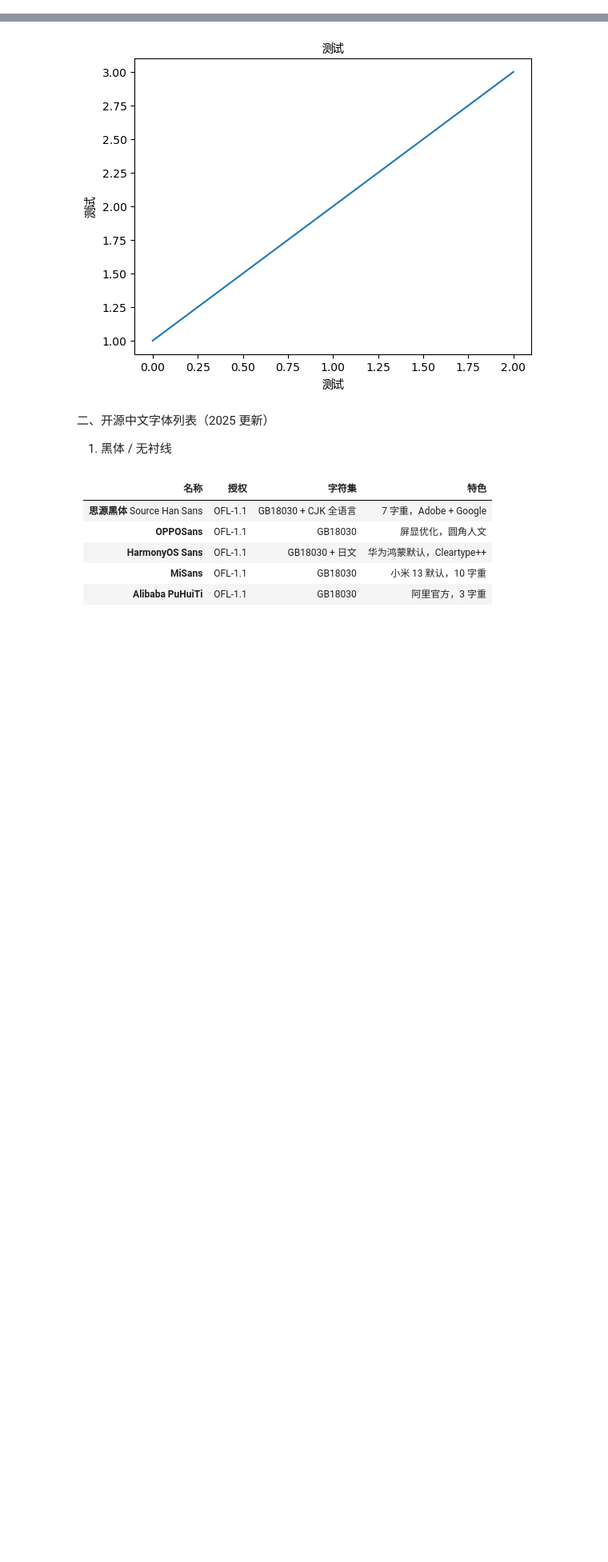
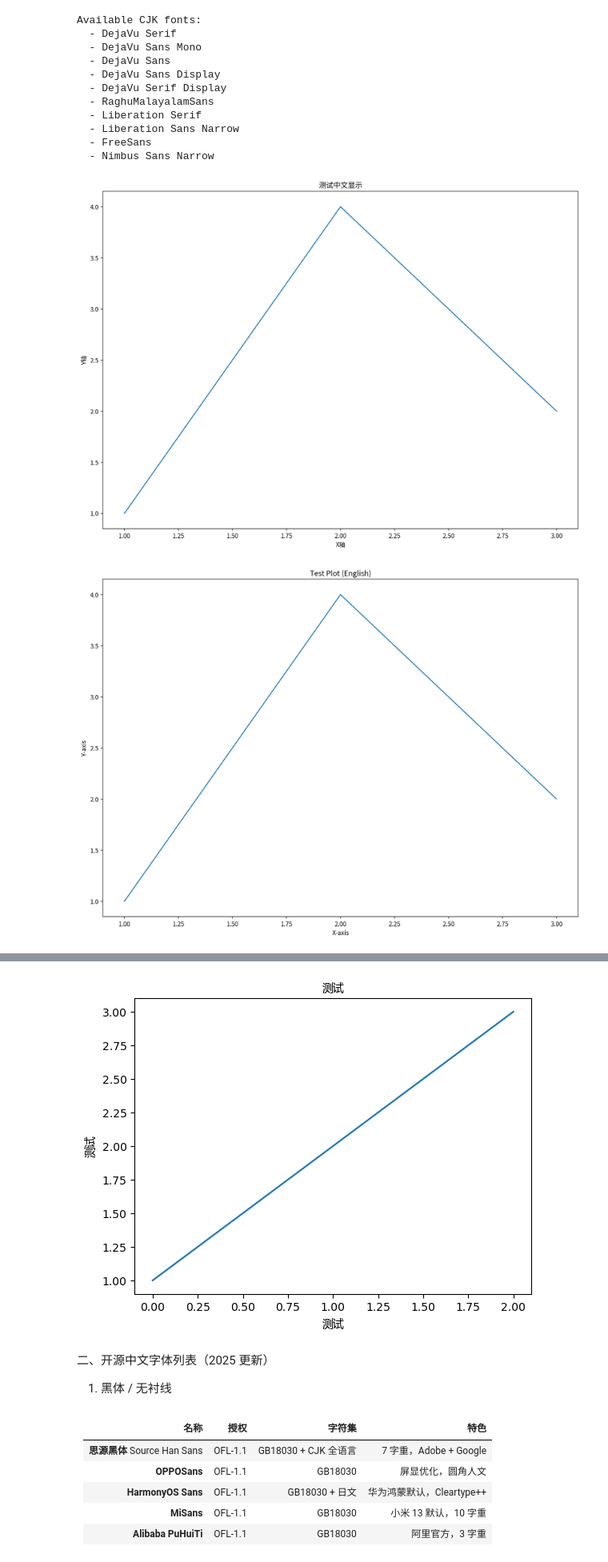
Before and after one commit to bioinfo-gao/GZ_Projects_2026H1, a Jupyter notebook: Utilities/Python_tested_in_python3.10/10.Plotting/0_中日韩文显示_CJK1.ipynb, the cells around one changed output, grey strips where cells are left out. Shown at 80% size. Cells and saved outputs as stored; diff of their text form; code cells hidden in the pictures; blank space fills up the shorter version.

```diff
--- a/Utilities/Python_tested_in_python3.10/10.Plotting/0_中日韩文显示_CJK1.ipynb
+++ b/Utilities/Python_tested_in_python3.10/10.Plotting/0_中日韩文显示_CJK1.ipynb
@@ -0,0 +7,63 @@
+# %%
+# 首先确保 dateutil 已安装（如果还没有）
+# !conda install -y python-dateutil
+
+# 重启 kernel 后运行以下代码
+import matplotlib.pyplot as plt
+import matplotlib.font_manager as fm
+import warnings
+warnings.filterwarnings('ignore')
+
+# 检查系统中实际可用的 CJK 字体
+print("Available CJK fonts:")
+cjk_fonts = []
+for f in fm.fontManager.ttflist:
+    if any(keyword in f.name.lower() for keyword in ['noto', 'sans', 'serif', 'cjk']):
+        if f.name not in cjk_fonts:
+            cjk_fonts.append(f.name)
+            if len(cjk_fonts) <= 10:  # 只显示前10个
+                print(f"  - {f.name}")
+
+# 正确的 matplotlib 配置（使用有效的 rc 参数）
+plt.rcParams['font.sans-serif'] = [
+    'Noto Sans CJK JP',    # 日文思源黑体（支持中文字符）
+    'Noto Serif CJK JP',   # 日文思源宋体
+    'DejaVu Sans',         # 英文字体备选
+    'Arial Unicode MS'     # 如果存在的话
+]
+plt.rcParams['axes.unicode_minus'] = False  # 正确显示负号
+plt.rcParams['figure.figsize'] = [14, 10]   # 图形尺寸
+plt.rcParams['figure.dpi'] = 150            # DPI 设置
+
+# 注意：retina 格式应该在 Jupyter 中通过 magic 命令设置，而不是 rcParams
+# 在 Jupyter notebook 中使用：%config InlineBackend.figure_format = 'retina'
+
+# 测试中文显示（但根据项目规范，正式图表应使用英文）
+fig, ax = plt.subplots()
+ax.plot([1, 2, 3], [1, 4, 2])
+ax.set_title('测试中文显示')
+ax.set_xlabel('X轴')
+ax.set_ylabel('Y轴')
+plt.show()
+
+# 符合项目规范的英文版本
+fig2, ax2 = plt.subplots()
+ax2.plot([1, 2, 3], [1, 4, 2])
+ax2.set_title('Test Plot (English)')
+ax2.set_xlabel('X-axis')
+ax2.set_ylabel('Y-axis')
+plt.show()
+# %% [output]
+Available CJK fonts:
+  - DejaVu Serif
+  - DejaVu Sans Mono
+  - DejaVu Sans
+  - DejaVu Sans Display
+  - DejaVu Serif Display
+  - RaghuMalayalamSans
+  - Liberation Serif
+  - Liberation Sans Narrow
+  - FreeSans
+  - Nimbus Sans Narrow
+[figure, added]
+[figure, added]
```
Also changed, not shown: parts of 5 cells of this notebook.
